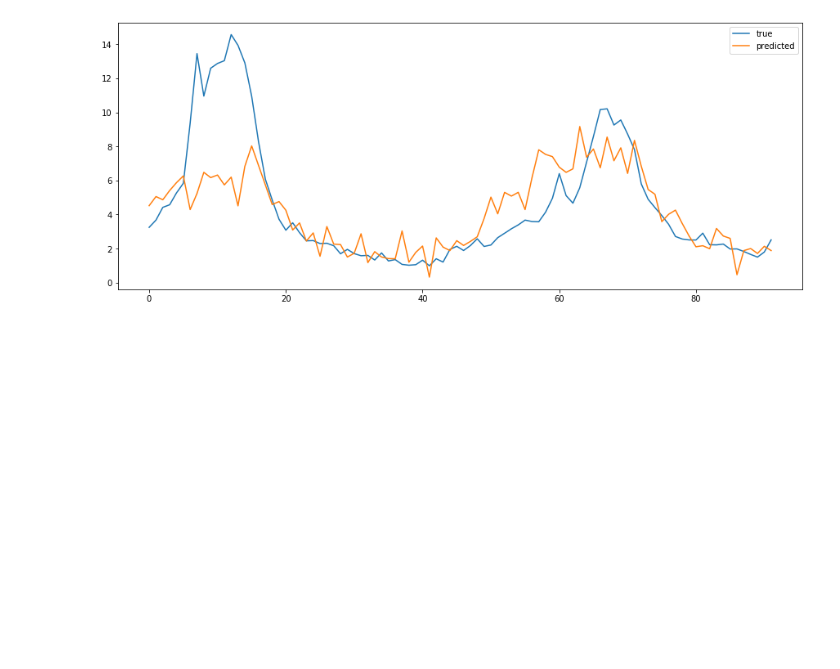
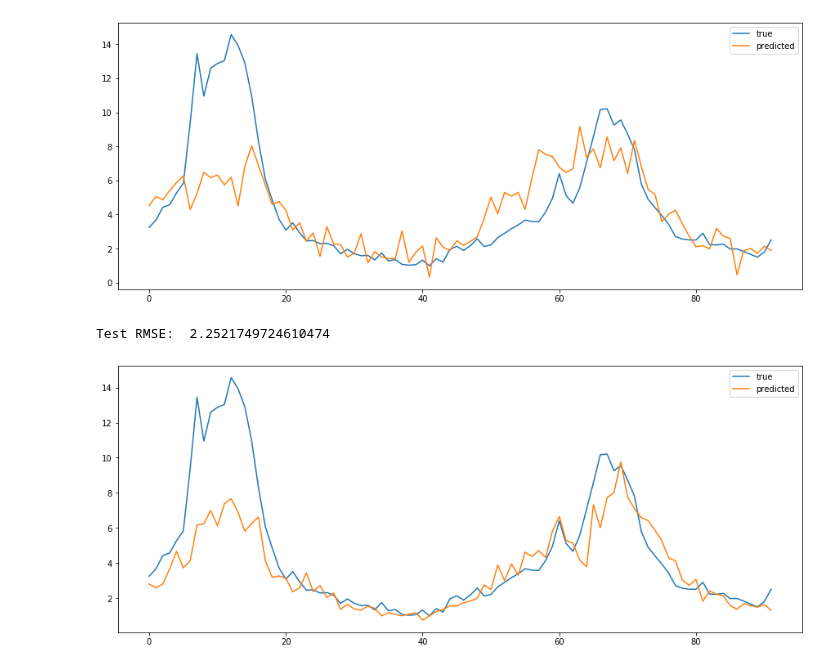
Before and after one commit to FiveSixSenvenEight/109B_flu_prediction, a Jupyter notebook: 02-analysis/NN.ipynb, the cells around one changed output. Cells and saved outputs as stored; diff of their text form; code cells hidden in the pictures; blank space fills up the shorter version.

Commit message:
Add LSTM

```diff
--- a/02-analysis/NN.ipynb
+++ b/02-analysis/NN.ipynb
@@ -207,0 +249,5 @@ Test RMSE:  2.560774813515289
+# %%
+LSTM_model('Texas',if_plot=True,if_gt = None)
+# %% [output]
+Test RMSE:  2.2521749724610474
+[figure, added]
```
Also changed, not shown: parts of 4 cells of this notebook.
